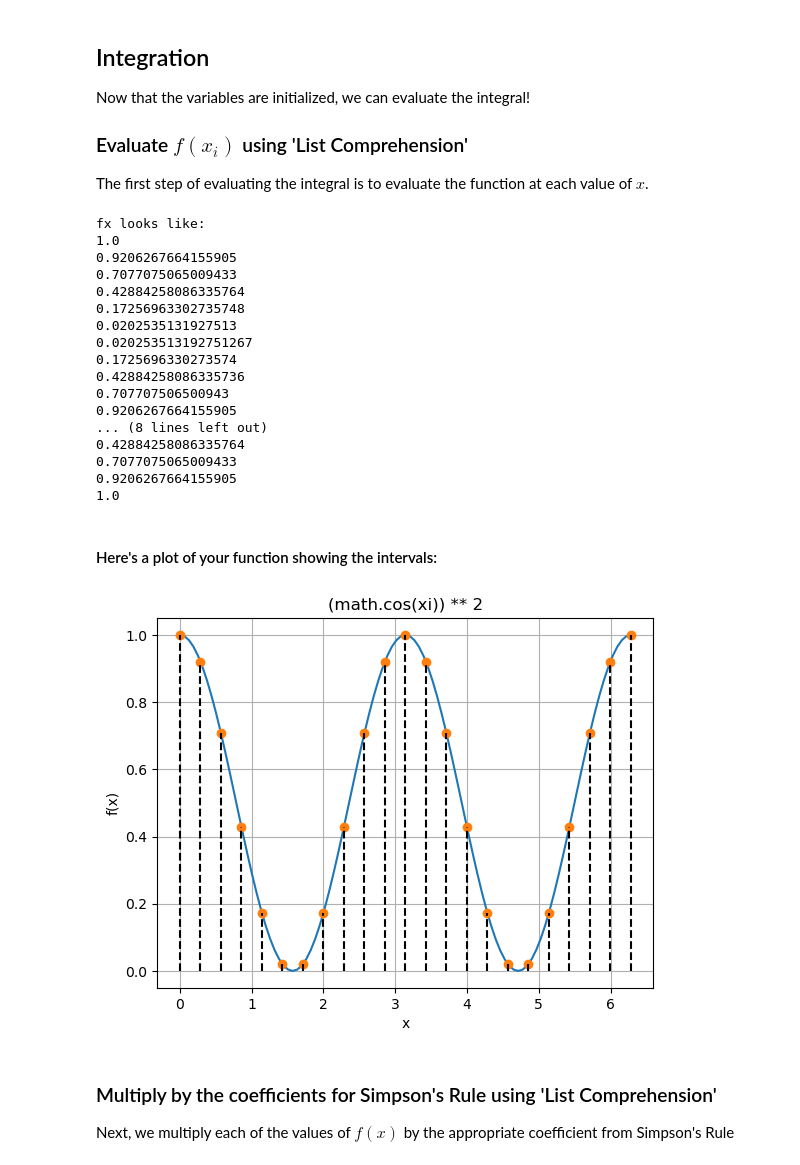
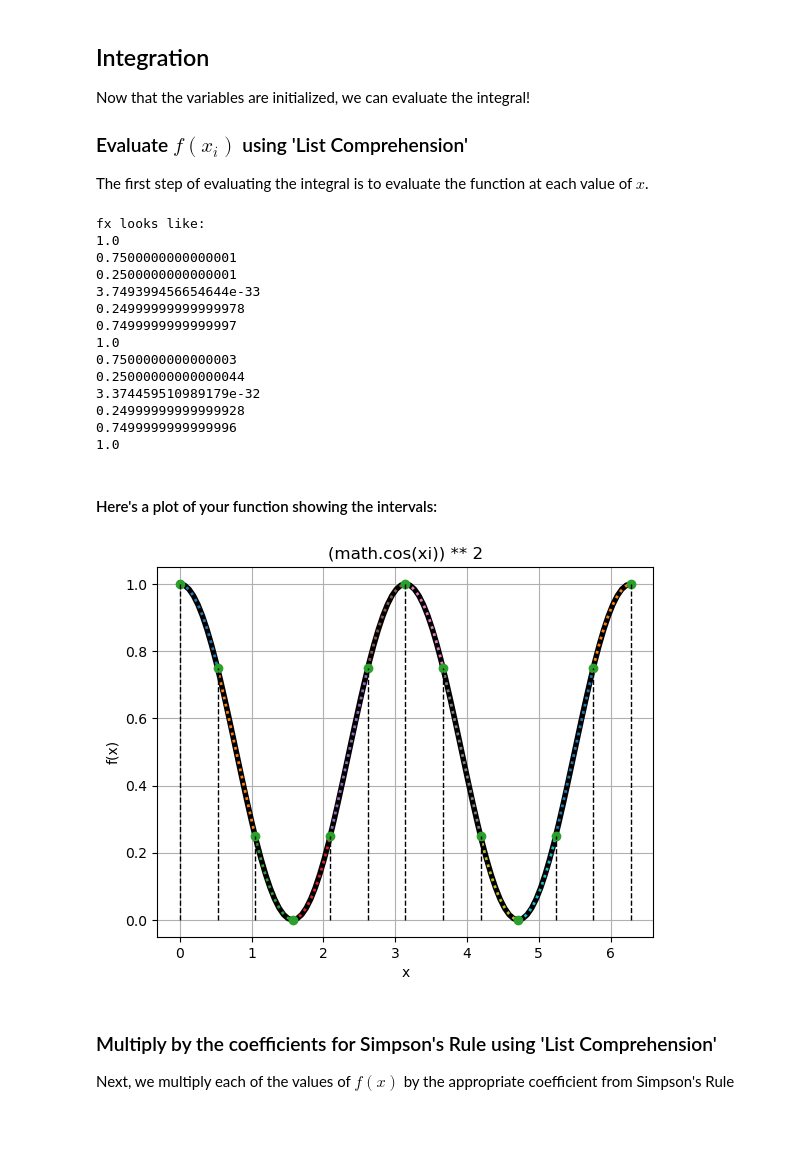
Before and after one commit to TonyFerrar/numerical-integration, a Jupyter notebook: simpsons-rule.ipynb, the cells around one changed output. Drawn from its saved outputs; the diff is of its cells as text; code cells hidden in the pictures; blank space fills up the shorter version.

Commit message:
Added parabolas to the plot
Shows how Simpson's rule is approximating each region, compared to the original function

```diff
--- a/simpsons-rule.ipynb
+++ b/simpsons-rule.ipynb
@@ -98,7 +98,7 @@ Numerical integration relies on dividing the domain into increments. Typically,
 #### Enter the number of increments below:
 # %%
 # Number of Increments
-n = 22
+n = 12
 # %% [markdown]
 ### The Fourth Derivative
 
@@ -220,36 +214,55 @@ print(*fx, sep = "\n")
 # %% [output]
 fx looks like:
 1.0
-0.9206267664155905
-0.7077075065009433
-0.42884258086335764
-0.17256963302735748
-0.0202535131927513
-0.020253513192751267
-0.1725696330273574
-0.42884258086335736
-0.707707506500943
-0.9206267664155905
-... (8 lines left out)
-0.42884258086335764
-0.7077075065009433
-0.9206267664155905
+0.7500000000000001
+0.2500000000000001
+3.749399456654644e-33
+0.24999999999999978
+0.7499999999999997
 1.0
+0.7500000000000003
+0.25000000000000044
+3.374459510989179e-32
+0.24999999999999928
+0.7499999999999996
+1.0
 # %% [markdown]
 #### Here's a plot of your function showing the intervals:
 # %%
-fig2 = plt.figure()
-plt.plot(np.linspace(a, b, 101), [eval(func) for xi in np.linspace(a, b, 101)])
+fig3 = plt.figure()
+plt.plot(np.linspace(a, b, 101), [eval(func) for xi in np.linspace(a, b, 101)], '-k',linewidth = 4)
+
+for i in range(n):
+    x0 = x[i]
+    x2 = x[i+1]
+    x1 = (x2 + x0)/2
+
+    X = np.array([[x0*x0, x0, 1],
+                  [x1*x1, x1, 1],
+                  [x2*x2, x2, 1]])
+
+    xi = x1
+    yi = eval(func)
+    Y = np.array([  [fx[i]],
+                    [yi],
+                    [fx[i+1]]])
+
+    ABC = np.linalg.inv(X) @ Y # '@' is matrix multiplication
+    A = ABC[0]
+    B = ABC[1]
+    C = ABC[2]
+    plt.plot(np.linspace(x0, x2, 101), [A*(xi**2) + B*xi + C for xi in np.linspace(x0, x2, 101)],':', linewidth = 2)
+
 plt.plot(x,fx,'o')
 plt.title(func)
 plt.xlabel("x")
 plt.ylabel("f(x)")
 plt.grid(True)
 
 for i in range(n+1):
-    plt.plot([x[i], x[i]], [0, fx[i]],'--k')
+    plt.plot([x[i], x[i]], [0, fx[i]],'--k',linewidth = 1)
 # %% [output]
-[figure, old version]
+[figure, new version]
 # %% [markdown]
 ### Multiply by the coefficients for Simpson's Rule using 'List Comprehension'
 Next, we multiply each of the values of $f\left( x \right)$ by the appropriate coefficient from Simpson's Rule
```
Also changed, not shown: parts of 7 cells of this notebook.
